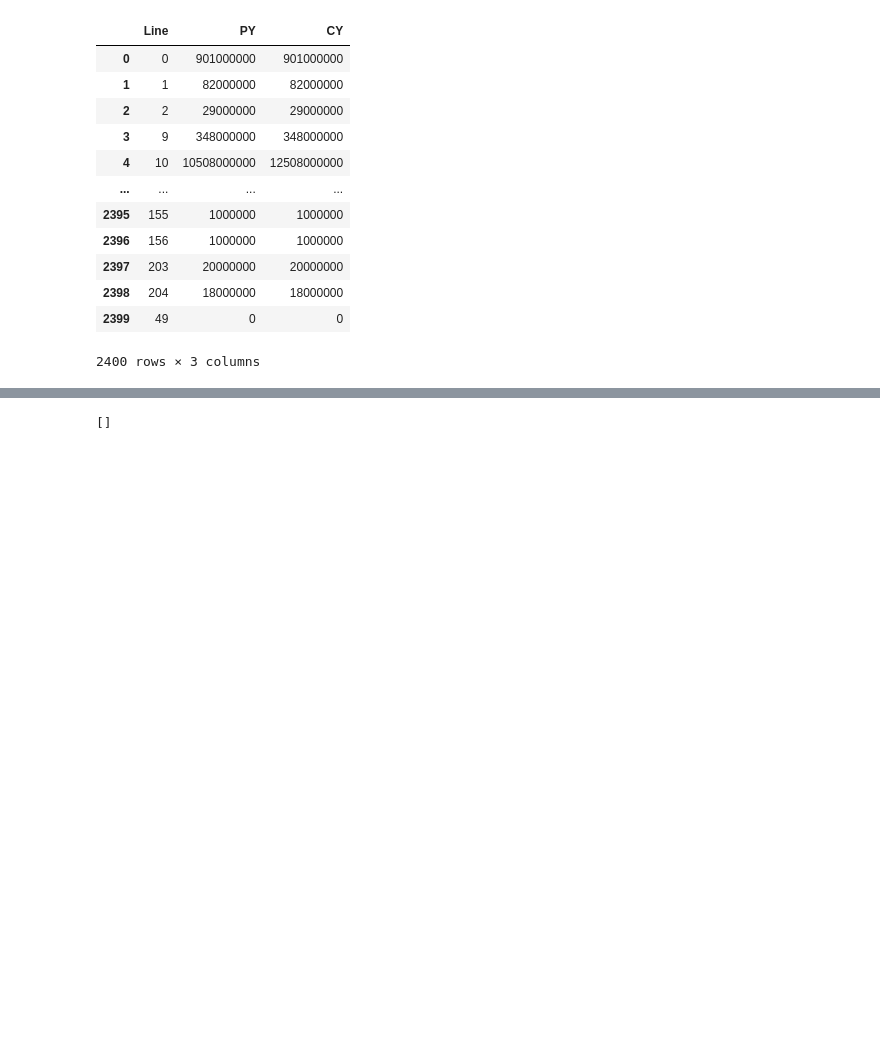
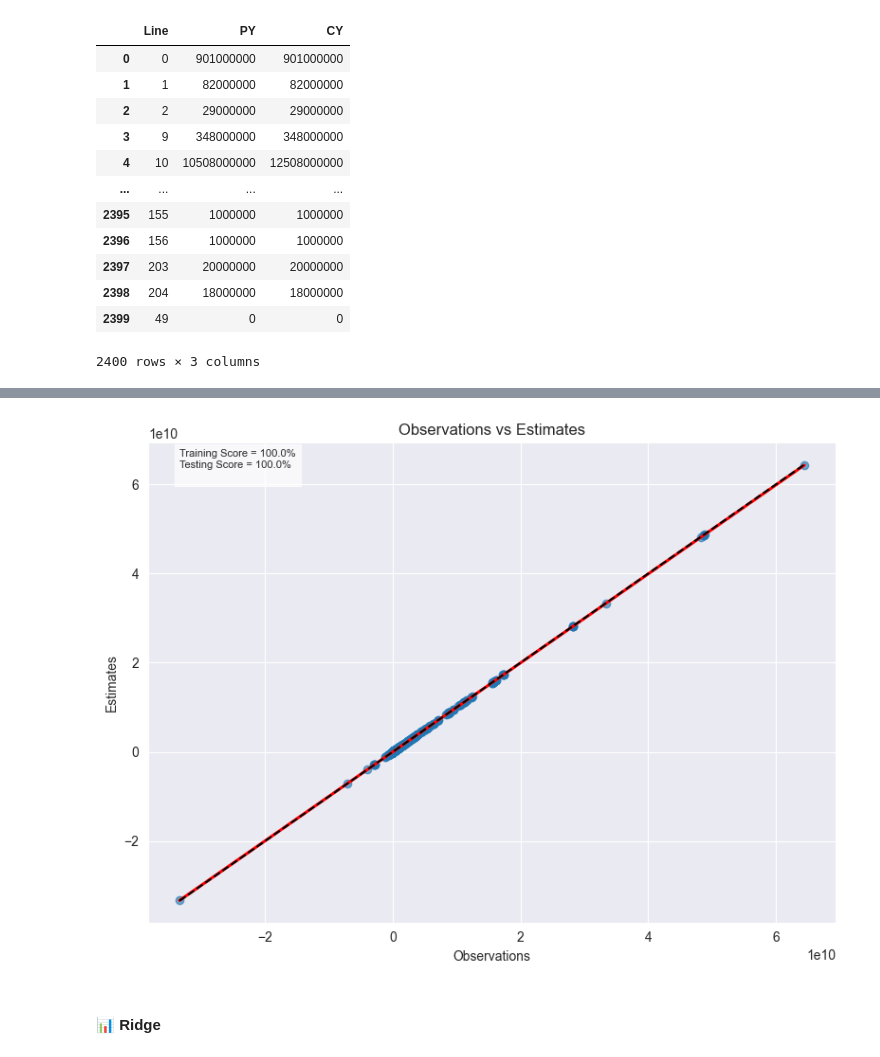
Before and after one commit to is-leeroy-jenkins/Mathy, a Jupyter notebook: ipynb/board.ipynb, the cells around one changed output, grey strips where cells are left out. Saved outputs shown, nothing was run; the diff lists cells and outputs as text; code cells hidden in the pictures; blank space fills up the shorter version.

```diff
--- a/ipynb/board.ipynb
+++ b/ipynb/board.ipynb
@@ -112,0 +173,6 @@ classifier.scatter_plot( X, y )
+# %%
+lasso = Lasso( )
+X = data.values
+y = ds.targets
+lasso.train( X, y )
+lasso.score( X, y )
@@ -113,3 +193,6 @@ classifier.scatter_plot( X, y )
 # %%
+lasso.scatter_plot( X, y )
 # %% [output]
-[]
+[figure, added]
+# %% [markdown]
+####  📊  Ridge
```
Also changed, not shown: parts of 68 cells of this notebook, 1 other file.
